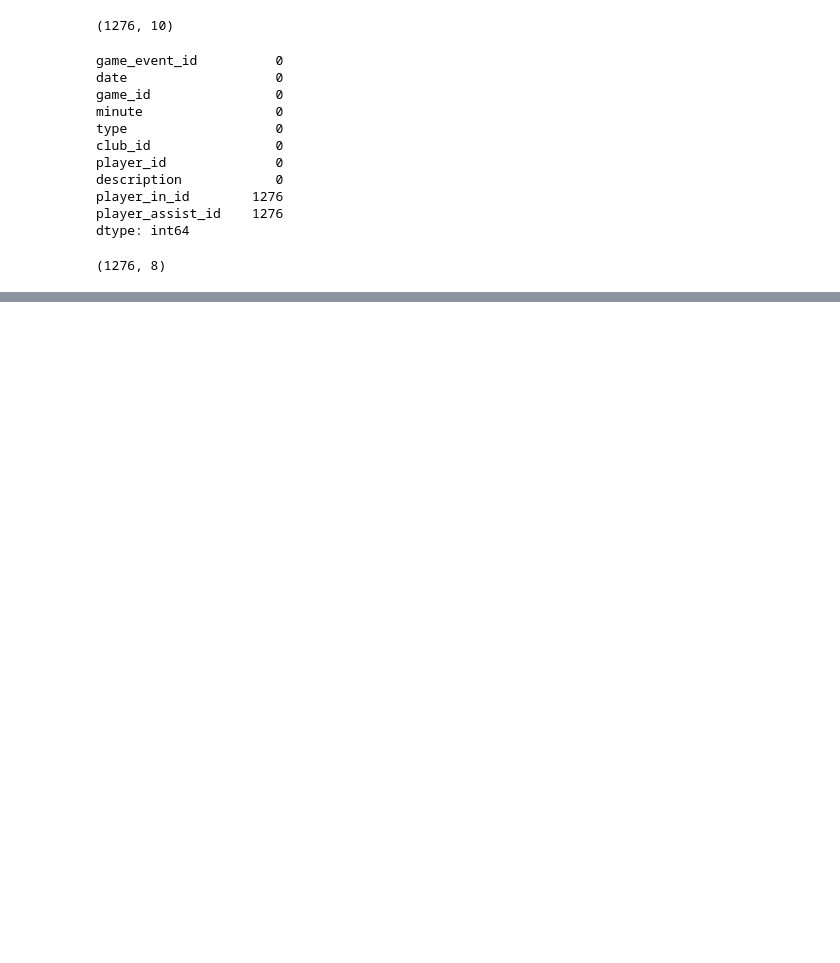
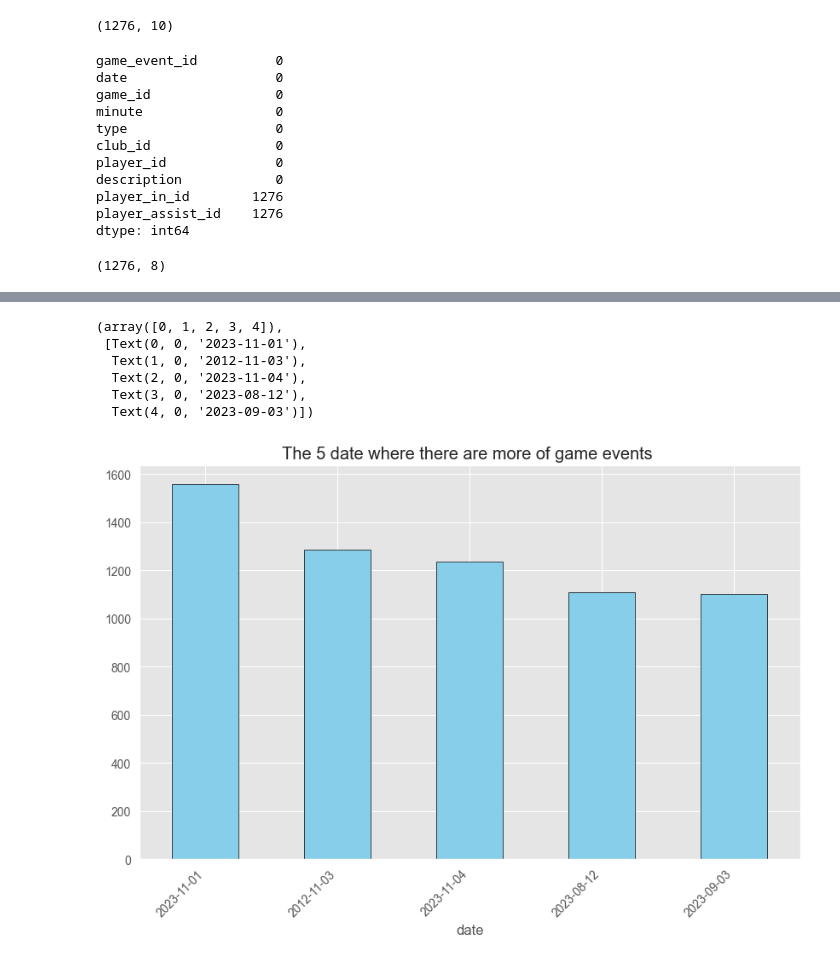
Before and after one commit to Bilguun-Batsaikhan/IUM-TWEB, a Jupyter notebook: Solution/jupyter_notebook/game_events.ipynb, the cells around one changed output, grey strips where cells are left out. Saved outputs shown, nothing was run; the diff lists cells and outputs as text; code cells hidden in the pictures; blank space fills up the shorter version.

```diff
--- a/Solution/jupyter_notebook/game_events.ipynb
+++ b/Solution/jupyter_notebook/game_events.ipynb
@@ -373,0 +519,16 @@ shootout.shape
+# %%
+copy_game_events.groupby('date').count()['game_event_id'].nlargest(5).plot(kind = 'bar',
+                                                                          title = 'The 5 date where there are more of game events ',
+                                                                          figsize = (10,6),
+                                                                          y = "Number of events",
+                                                                          color = "skyblue",
+                                                                          edgecolor = "black")
+plt.xticks(rotation=45, ha='right')
+# %% [output]
+(array([0, 1, 2, 3, 4]),
+ [Text(0, 0, '2023-11-01'),
+  Text(1, 0, '2012-11-03'),
+  Text(2, 0, '2023-11-04'),
+  Text(3, 0, '2023-08-12'),
+  Text(4, 0, '2023-09-03')])
+[figure, added]
```
Also changed, not shown: parts of 53 cells of this notebook, 2 other files.
